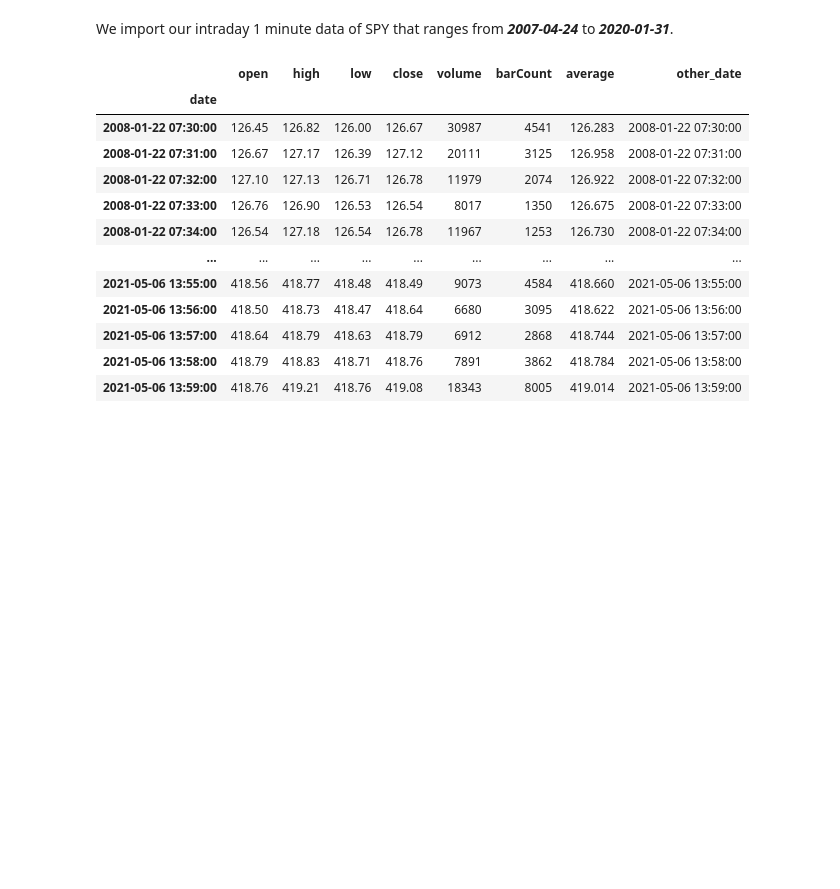
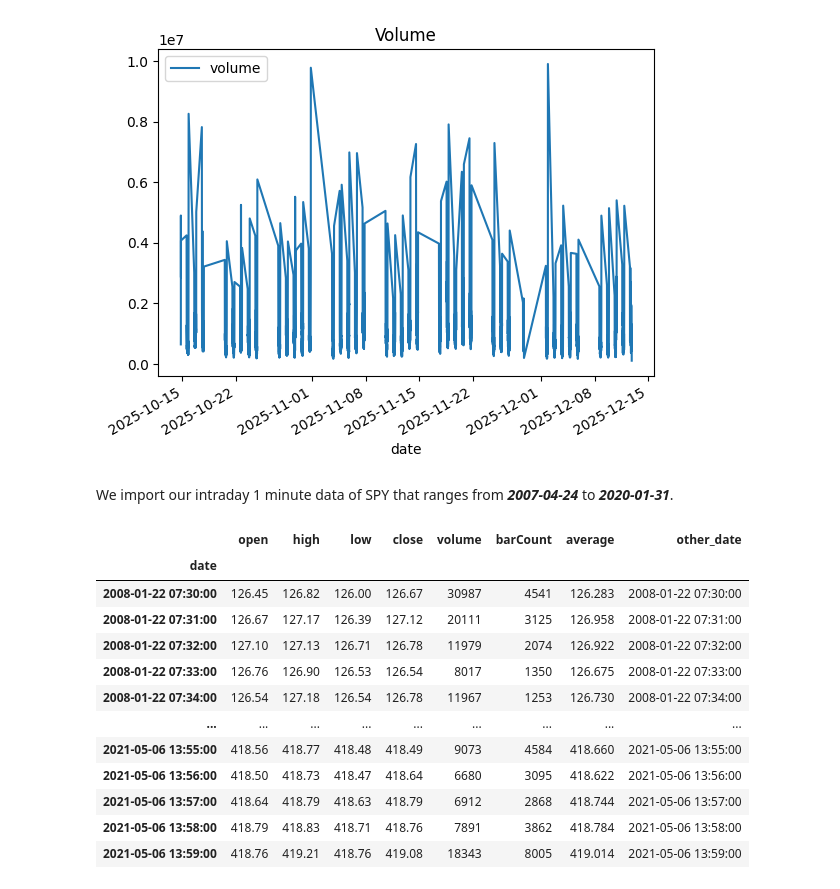
Before and after one commit to hpml-fall2025/hpml-project, a Jupyter notebook: HAR-RV_forecast.ipynb, the cells around one changed output. Cells and saved outputs as stored; diff of their text form; code cells hidden in the pictures; blank space fills up the shorter version.

Commit message:
figuring out how to clean yf pull into proper format for processing

```diff
--- a/HAR-RV_forecast.ipynb
+++ b/HAR-RV_forecast.ipynb
@@ -18,0 +21,8 @@ warnings.filterwarnings('ignore')
+# %%
+import yfinance as yf
+import datetime as dt
+start_date = dt.datetime.today() - dt.timedelta(days=59)
+curr_data = yf.download("SPY", period="1y", interval="5m", start=start_date)
+curr_data = curr_data[curr_data['Volume'] != 0]
+curr_data = curr_data.dropna()
+curr_data
@@ -19,3 +46,17 @@ warnings.filterwarnings('ignore')
+# %%
+SPY_curr = curr_data.rename(columns={"Close": "close", "Volume": "volume", "Open": "open", "High": "high", "Low": "low"})
+SPY_curr.columns = SPY_curr.columns.droplevel("Ticker")
+# # clean data into required format
+SPY_curr_vol = SPY_curr[["volume"]]
+SPY_curr_vol.index.name = "date"
+SPY_curr_vol.columns.name = None
+SPY_curr_vol.index = pd.to_datetime(SPY_curr_vol.index )
+SPY_curr_vol.index = SPY_curr_vol.index.tz_localize(None)
+# SPY_curr_vol
+
+SPY_curr_vol.plot(title="Volume");plt.show()
+# %% [output]
+[figure, added]
 # %%
 ticker = "SPY"
 # %% [markdown]
```
Also changed, not shown: parts of 2 cells of this notebook, 1 other file.
